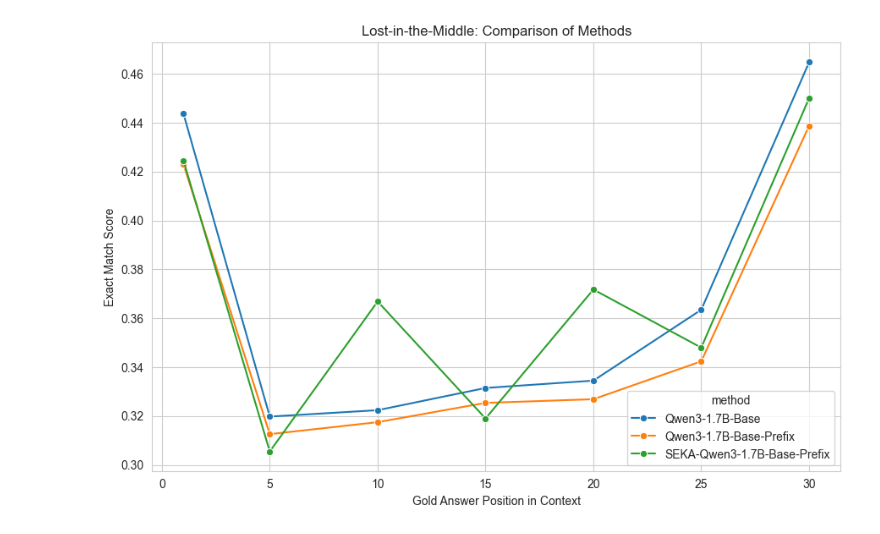
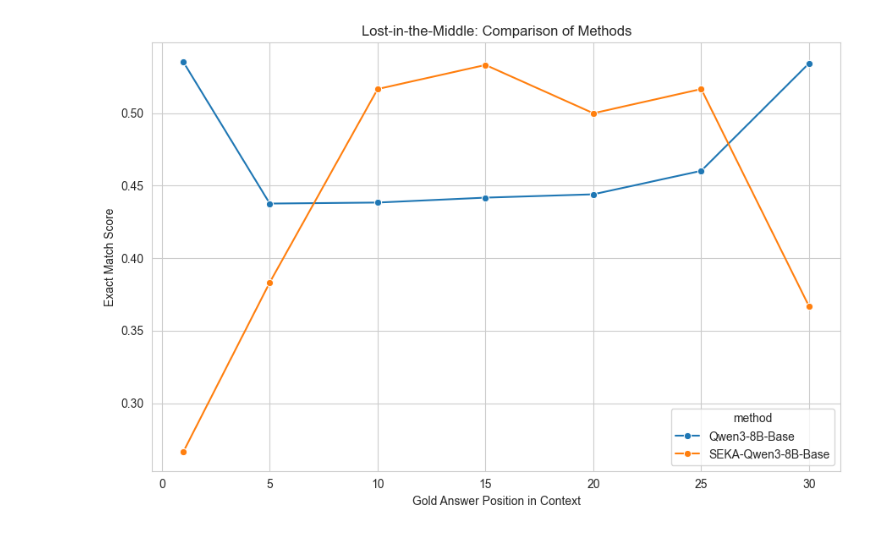
Before and after one commit to waylonli/SEKA, a Jupyter notebook: notebook/litm_visualisation.ipynb, the cells around one changed output. Saved outputs shown, nothing was run; the diff lists cells and outputs as text; code cells hidden in the pictures.

```diff
--- a/notebook/litm_visualisation.ipynb
+++ b/notebook/litm_visualisation.ipynb
@@ -8,29 +8,29 @@ sns.set_style("whitegrid")      # or “white” if you don’t want the grid
 # %%
 # Load the base method
 result_dir = "../benchmarks/lost_in_the_middle/results"
-df1 = pd.read_csv(f"{result_dir}/qwen3-1.7b-base/lost_middle_Qwen3-1.7B-Base.csv").sort_values(by="gold_position")
-df2 = pd.read_csv(f"{result_dir}/qwen3-1.7b-base-prefix/lost_middle_Qwen3-1.7B-Base.csv").sort_values(by="gold_position")
-df3 = pd.read_csv(f"{result_dir}/seka-qwen3-1.7b-base/lost_middle_Qwen3-1.7B-Base.csv").sort_values(by="gold_position")
+df1 = pd.read_csv(f"{result_dir}/qwen3-8b-base/lost_middle_Qwen3-8B-Base.csv").sort_values(by="gold_position")
+# df2 = pd.read_csv(f"{result_dir}/qwen3-8b-base-prefix/lost_middle_Qwen3-1.7B-Base.csv").sort_values(by="gold_position")
+df3 = pd.read_csv(f"{result_dir}/seka-qwen3-8b-base/lost_middle_Qwen3-8B-Base.csv").sort_values(by="gold_position")
 
 df1["gold_position"] = df1["gold_position"].astype(int) + 1
-df2["gold_position"] = df2["gold_position"].astype(int) + 1
+# df2["gold_position"] = df2["gold_position"].astype(int) + 1
 df3["gold_position"] = df3["gold_position"].astype(int) + 1
 # Add method labels
-df1["method"] = "Qwen3-1.7B-Base"
-df2["method"] = "Qwen3-1.7B-Base-Prefix"
-df3["method"] = "SEKA-Qwen3-1.7B-Base-Prefix"
+df1["method"] = "Qwen3-8B-Base"
+# df2["method"] = "Qwen3-1.7B-Base-Prefix"
+df3["method"] = "SEKA-Qwen3-8B-Base"
 
 # Combine all into one DataFrame
-df_all = pd.concat([df1, df2, df3], ignore_index=True)
+df_all = pd.concat([df1, df3], ignore_index=True)
 
 # Plot
 plt.figure(figsize=(9, 6))
 sns.lineplot(data=df_all, x="gold_position", y="exact_match", hue="method", marker="o")
 plt.title("Lost-in-the-Middle: Comparison of Methods")
 plt.xlabel("Gold Answer Position in Context")
 plt.ylabel("Exact Match Score")
 plt.grid(True)
 plt.tight_layout()
 plt.show()
 # %% [output]
-[figure, old version]
+[figure, new version]
```
Also changed, not shown: 1 other file.
